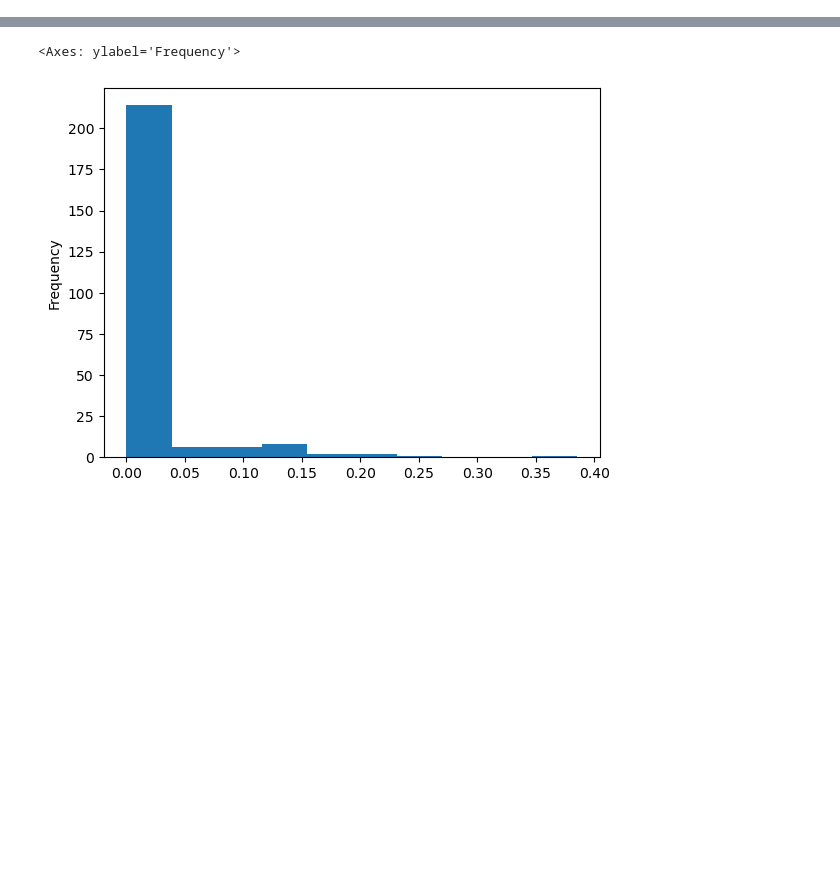
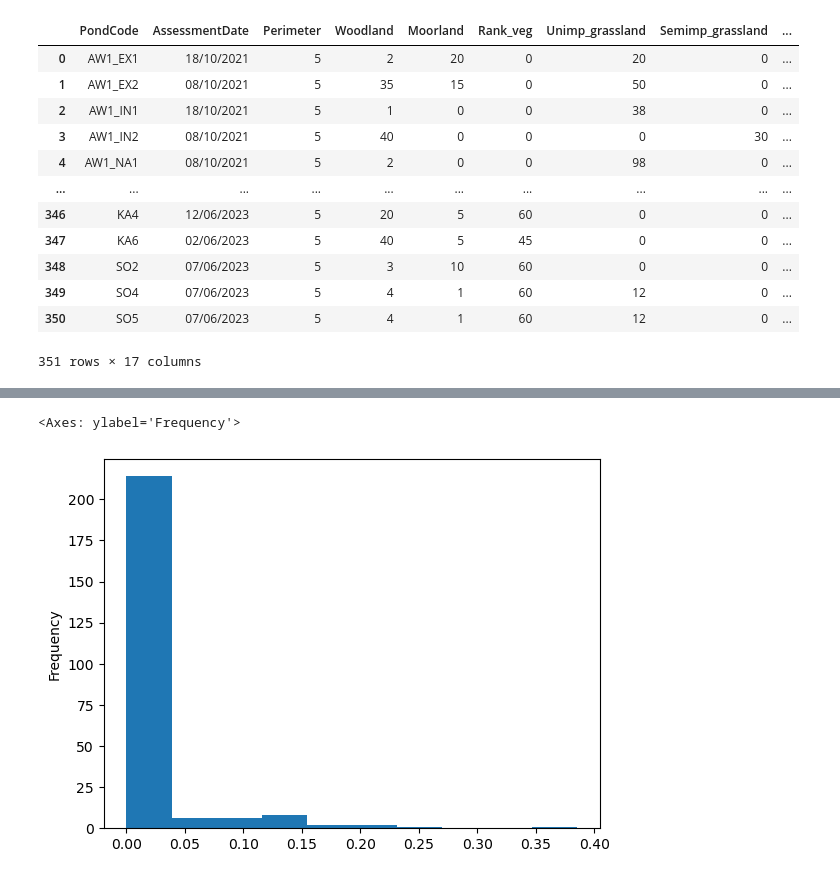
Before and after one commit to jingsday/ponderful_Scripts, a Jupyter notebook: ponderful_Scripts_random_forest/ponderful_Scripts_quantile_transformed.ipynb, the cells around one changed output, grey strips where cells are left out. Saved outputs shown, nothing was run; the diff lists cells and outputs as text; code cells hidden in the pictures; blank space fills up the shorter version.

```diff
--- a/ponderful_Scripts_random_forest/ponderful_Scripts_quantile_transformed.ipynb
+++ b/ponderful_Scripts_random_forest/ponderful_Scripts_quantile_transformed.ipynb
@@ -24,0 +8,6 @@ display(Phy_Che)
+# %%
+#Data reading
+data_dir ='/Users/lidiayung/PhD_project/project_PONDERFUL/ponderful_DATA/ponderful_DATA_updated'
+Phy_Che_file = os.path.join(data_dir,'Phy_Che_qt.pkl')
+Phy_Che= pd.read_pickle('/Users/lidiayung/PhD_project/project_PONDERFUL/ponderful_OUTPUT/Phy_Che_qt.pkl')
+display(Phy_Che)
@@ -24,0 +28,18 @@ display(Phy_Che)
+# %%
+lu_5m_file = os.path.join(data_dir,'D2.4_LandUse_5m_20240516.csv')
+lu_5m= pd.read_csv(lu_5m_file)
+display(lu_5m)
+# %% [output]
+|  | PondCode | AssessmentDate | Perimeter | Woodland | Moorland | Rank_veg | Unimp_grassland | Semimp_grassland | ... |
+| 0 | AW1_EX1 | 18/10/2021 | 5 | 2 | 20 | 0 | 20 | 0 | ... |
+| 1 | AW1_EX2 | 08/10/2021 | 5 | 35 | 15 | 0 | 50 | 0 | ... |
+| 2 | AW1_IN1 | 18/10/2021 | 5 | 1 | 0 | 0 | 38 | 0 | ... |
+| 3 | AW1_IN2 | 08/10/2021 | 5 | 40 | 0 | 0 | 0 | 30 | ... |
+| 4 | AW1_NA1 | 08/10/2021 | 5 | 2 | 0 | 0 | 98 | 0 | ... |
+| ... | ... | ... | ... | ... | ... | ... | ... | ... | ... |
+| 346 | KA4 | 12/06/2023 | 5 | 20 | 5 | 60 | 0 | 0 | ... |
+| 347 | KA6 | 02/06/2023 | 5 | 40 | 5 | 45 | 0 | 0 | ... |
+| 348 | SO2 | 07/06/2023 | 5 | 3 | 10 | 60 | 0 | 0 | ... |
+| 349 | SO4 | 07/06/2023 | 5 | 4 | 1 | 60 | 12 | 0 | ... |
+| 350 | SO5 | 07/06/2023 | 5 | 4 | 1 | 60 | 12 | 0 | ... |
+351 rows × 17 columns
```
Also changed, not shown: parts of 19 cells of this notebook, 3 other files.
